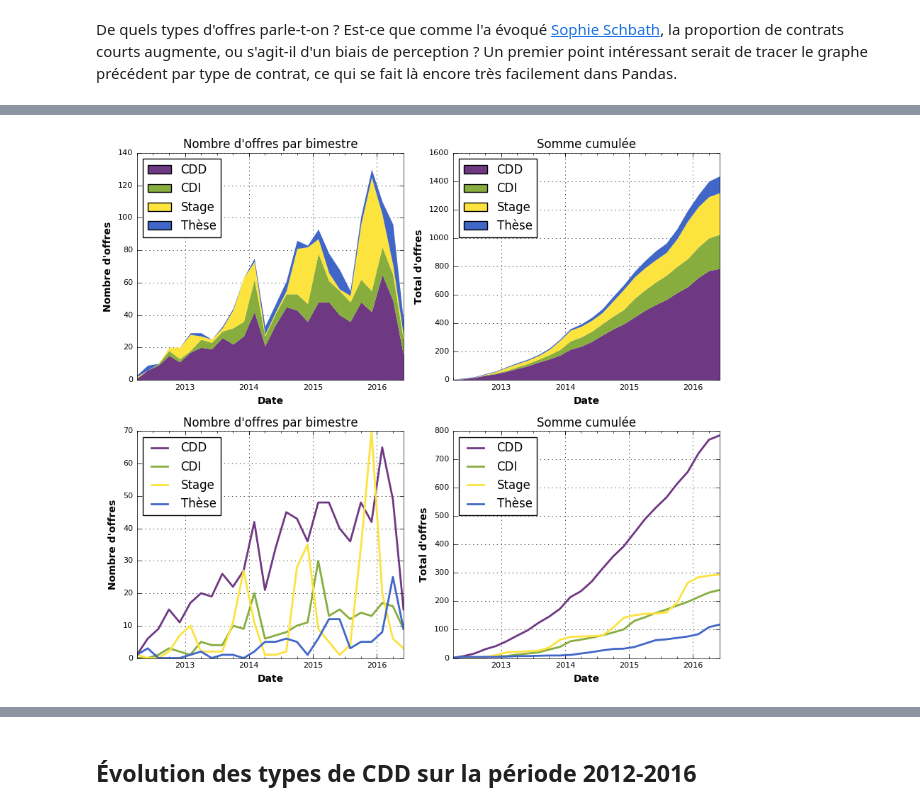
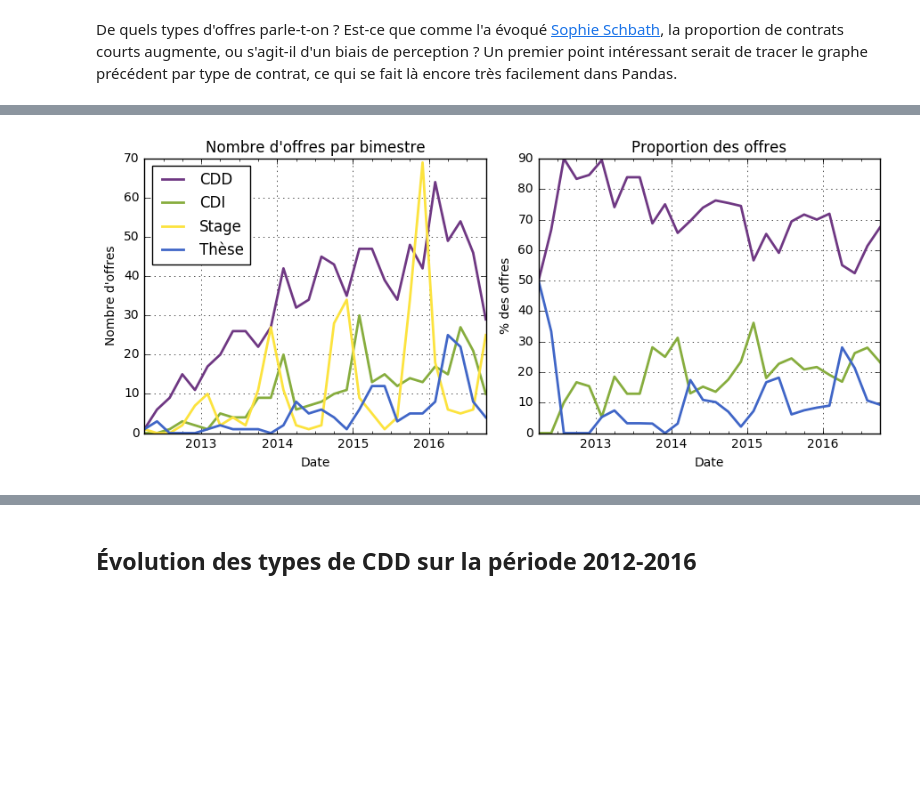
Before and after one commit to royludo/SFBIStats, a Jupyter notebook: examples/article_bioinfofr_part2/article_bioinfofr_part2.ipynb, the cells around one changed output, grey strips where cells are left out. Saved outputs shown, nothing was run; the diff lists cells and outputs as text; code cells hidden in the pictures; blank space fills up the shorter version.

Commit message:
updated notebook  from most recent version from master branch, fixed duration column being entirely int

```diff
--- a/examples/article_bioinfofr_part2/article_bioinfofr_part2.ipynb
+++ b/examples/article_bioinfofr_part2/article_bioinfofr_part2.ipynb
@@ -54,6 +55,7 @@ df = pd.DataFrame(job_list, columns=['contract_type',
                                      'duration',
                                      'submission_date'])
 df.submission_date = pd.to_datetime(df.submission_date)
-df.describe() # On affiche un résumé du dataframe.
+df.duration = df.duration.astype(int)
+df.describe(include='all') # On affiche un résumé du dataframe.
 # %% [output]
 |  | contract_type | contract_subtype | duration | submission_date |
@@ -178,20 +166,21 @@ df_count_per_type
 # %%
-fig, axx = plt.subplots(2,2, figsize=(9,8))
-df_count_per_type.plot(ax=axx[0,0], kind='area', color=colors, lw=0)
-df_count_per_type.cumsum().plot(ax=axx[0,1], kind='area', color=colors, lw=0)
-df_count_per_type.plot(ax=axx[1,0], kind='line', color=colors, lw=2)
-df_count_per_type.cumsum().plot(ax=axx[1,1], kind='line', color=colors, lw=2)
-for ax in axx[:,0]:
-    ax.set_title(u'Nombre d\'offres par bimestre')
-    ax.set_ylabel("Nombre d'offres")
-for ax in axx[:,1]:
-    ax.set_title(u'Somme cumulée')
-    ax.set_ylabel("Total d'offres")
+fig, axx = plt.subplots(1,2, figsize=(9,4))
+df_count_per_type.plot(ax=axx[0], kind='line', color=colors, lw=2)
+# On calcule les proportions sur les CDD, CDI et Thèses uniquement
+df_proportion = df_count_per_type.drop('Stage',1).apply(lambda c: c/c.sum()* 100, axis=1)
+# Les couleurs sont ajustées pour correspondre à l'ommision de la courbe 'Stage'
+colors_nostage = [colors[0], colors[1], colors[3]]
+df_proportion.plot(ax=axx[1], kind='line', color=colors_nostage, lw=2, legend=False)
+# On définit proprement les titres et étiquettes de chaque graphe
+axx[0].set_title("Nombre d'offres par bimestre")
+axx[0].set_ylabel("Nombre d'offres")
+axx[1].set_title("Proportion des offres")
+axx[1].set_ylabel("% des offres")
 for ax in axx.flatten():
     ax.set_xlabel('Date')
     ax.grid()
     ax.set_axisbelow(True)
 fig.tight_layout()
 fig.savefig('../../output/evo_contrats.svg')
 # %% [output]
-[figure, old version]
+[figure, new version]
```
Also changed, not shown: parts of 22 cells of this notebook.
